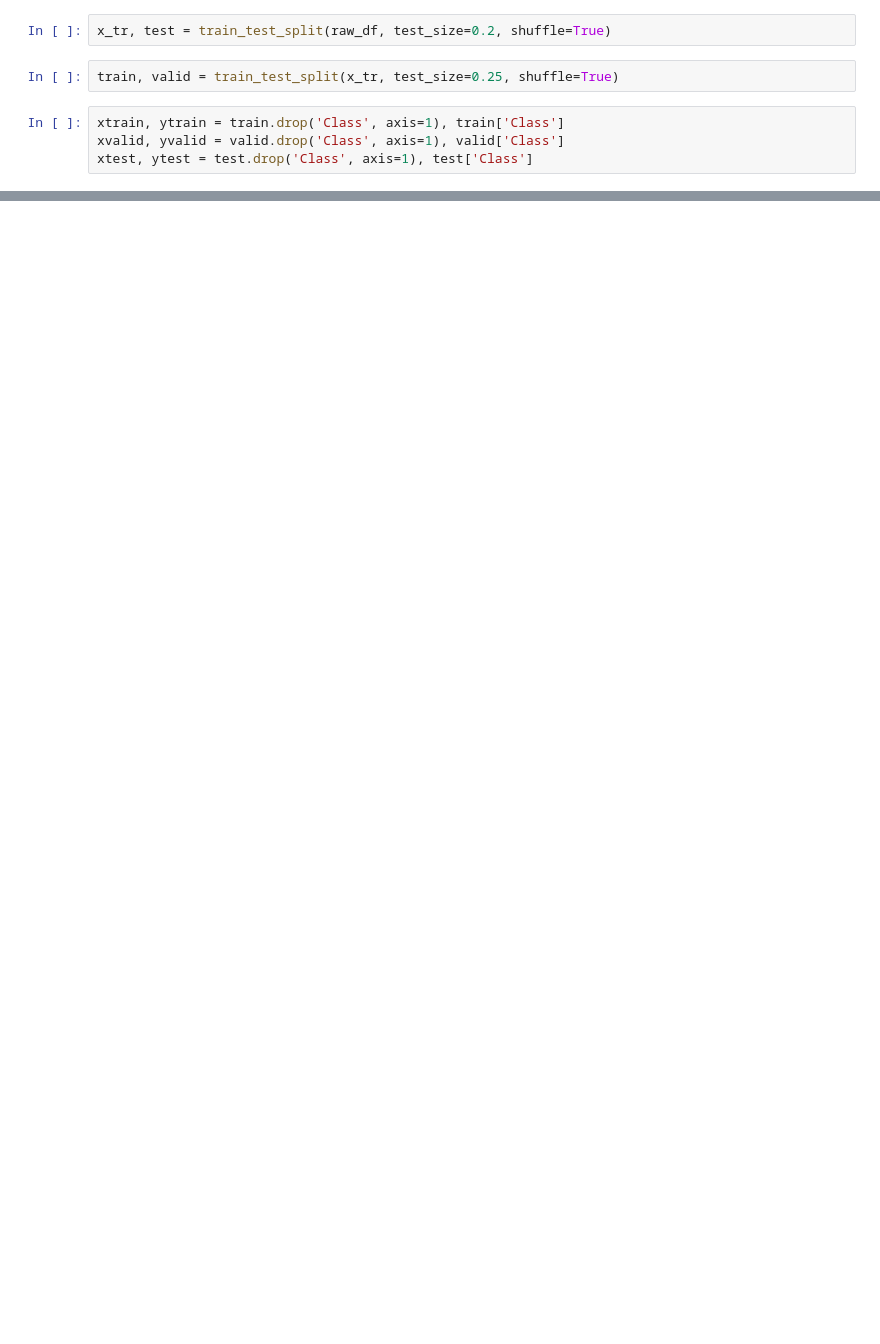
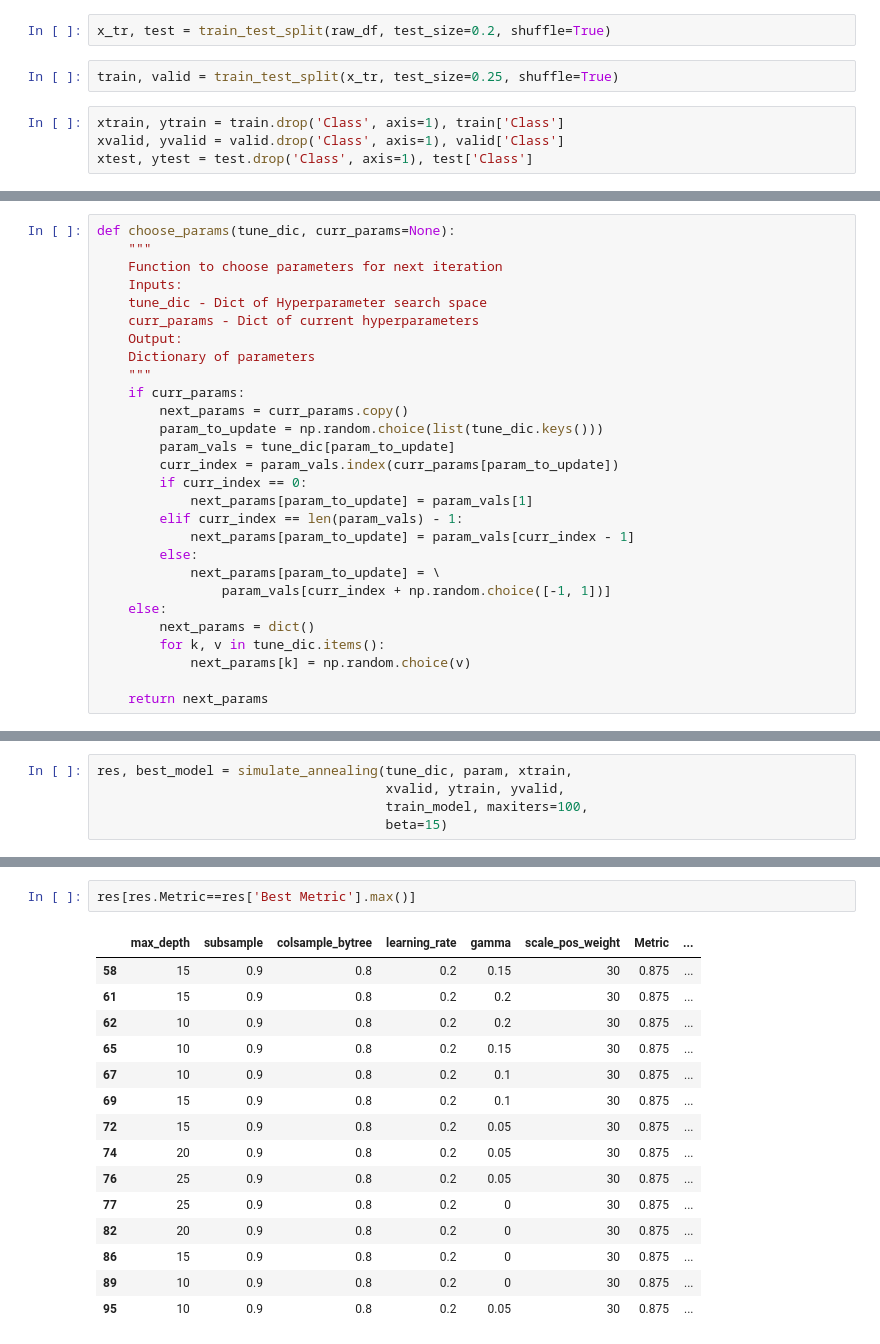
Before and after one commit to santhoshhari/simulated_annealing, a Jupyter notebook: annealing_example.ipynb, the cells around one changed output, grey strips where cells are left out. Drawn from its saved outputs; the diff is of its cells as text; blank space fills up the shorter version.

Commit message:
update functions and example

```diff
--- a/annealing_example.ipynb
+++ b/annealing_example.ipynb
@@ -89,0 +150,28 @@ No Improvement but parameters accepted. Metric change:  -0.0070
+# %%
+def choose_params(tune_dic, curr_params=None):
+    """
+    Function to choose parameters for next iteration
+    Inputs:
+    tune_dic - Dict of Hyperparameter search space
+    curr_params - Dict of current hyperparameters
+    Output:
+    Dictionary of parameters
+    """
+    if curr_params:
+        next_params = curr_params.copy()
+        param_to_update = np.random.choice(list(tune_dic.keys()))
+        param_vals = tune_dic[param_to_update]
+        curr_index = param_vals.index(curr_params[param_to_update])
+        if curr_index == 0:
+            next_params[param_to_update] = param_vals[1]
+        elif curr_index == len(param_vals) - 1:
+            next_params[param_to_update] = param_vals[curr_index - 1]
+        else:
+            next_params[param_to_update] = \
+                param_vals[curr_index + np.random.choice([-1, 1])]
+    else:
+        next_params = dict()
+        for k, v in tune_dic.items():
+            next_params[k] = np.random.choice(v)
+
+    return next_params
@@ -89,0 +285,5 @@ No Improvement but parameters accepted. Metric change:  -0.0070
+# %%
+res, best_model = simulate_annealing(tune_dic, param, xtrain,
+                                     xvalid, ytrain, yvalid,
+                                     train_model, maxiters=100,
+                                     beta=15)
@@ -89,0 +323,18 @@ No Improvement but parameters accepted. Metric change:  -0.0070
+# %%
+res[res.Metric==res['Best Metric'].max()]
+# %% [output]
+|  | max_depth | subsample | colsample_bytree | learning_rate | gamma | scale_pos_weight | Metric | ... |
+| 58 | 15 | 0.9 | 0.8 | 0.2 | 0.15 | 30 | 0.875 | ... |
+| 61 | 15 | 0.9 | 0.8 | 0.2 | 0.2 | 30 | 0.875 | ... |
+| 62 | 10 | 0.9 | 0.8 | 0.2 | 0.2 | 30 | 0.875 | ... |
+| 65 | 10 | 0.9 | 0.8 | 0.2 | 0.15 | 30 | 0.875 | ... |
+| 67 | 10 | 0.9 | 0.8 | 0.2 | 0.1 | 30 | 0.875 | ... |
+| 69 | 15 | 0.9 | 0.8 | 0.2 | 0.1 | 30 | 0.875 | ... |
+| 72 | 15 | 0.9 | 0.8 | 0.2 | 0.05 | 30 | 0.875 | ... |
+| 74 | 20 | 0.9 | 0.8 | 0.2 | 0.05 | 30 | 0.875 | ... |
+| 76 | 25 | 0.9 | 0.8 | 0.2 | 0.05 | 30 | 0.875 | ... |
+| 77 | 25 | 0.9 | 0.8 | 0.2 | 0 | 30 | 0.875 | ... |
+| 82 | 20 | 0.9 | 0.8 | 0.2 | 0 | 30 | 0.875 | ... |
+| 86 | 15 | 0.9 | 0.8 | 0.2 | 0 | 30 | 0.875 | ... |
+| 89 | 10 | 0.9 | 0.8 | 0.2 | 0 | 30 | 0.875 | ... |
+| 95 | 10 | 0.9 | 0.8 | 0.2 | 0.05 | 30 | 0.875 | ... |
```
Also changed, not shown: parts of 32 cells of this notebook, 1 other file.
